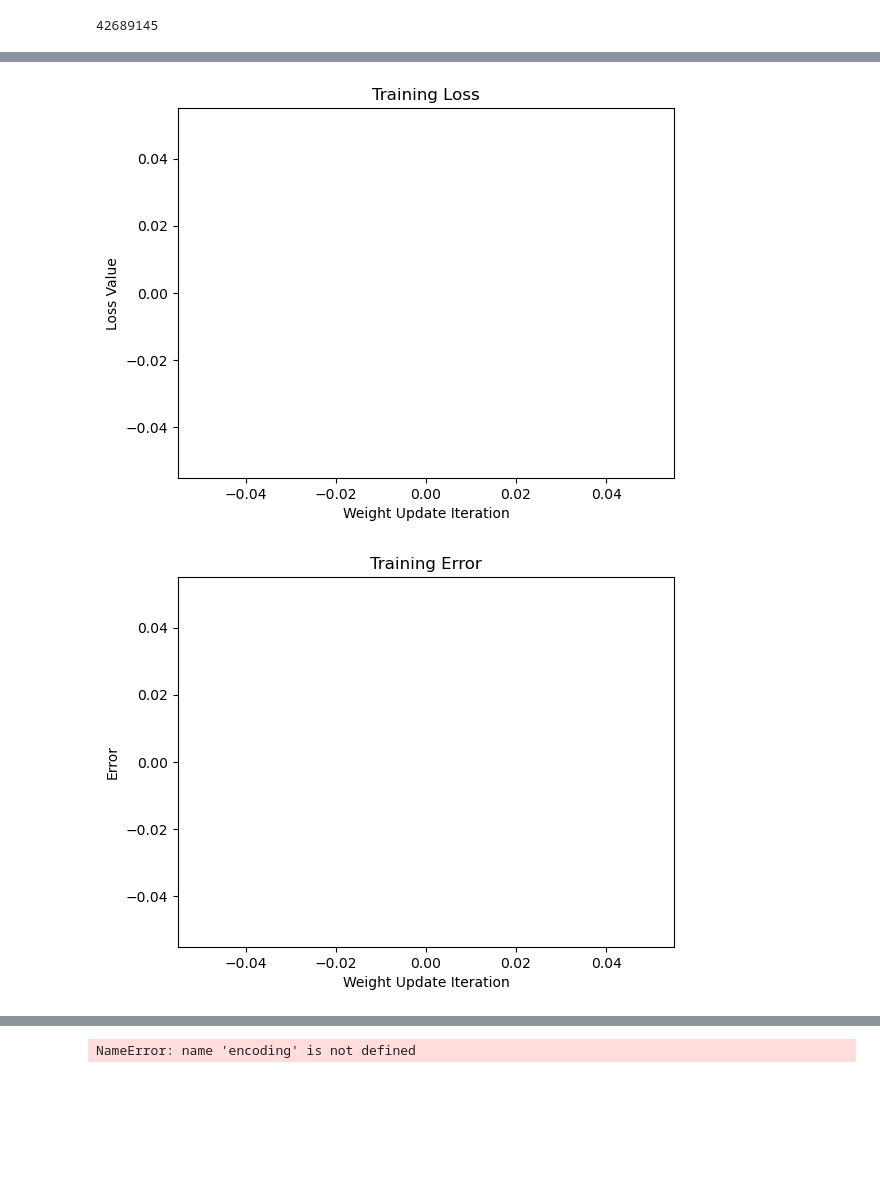
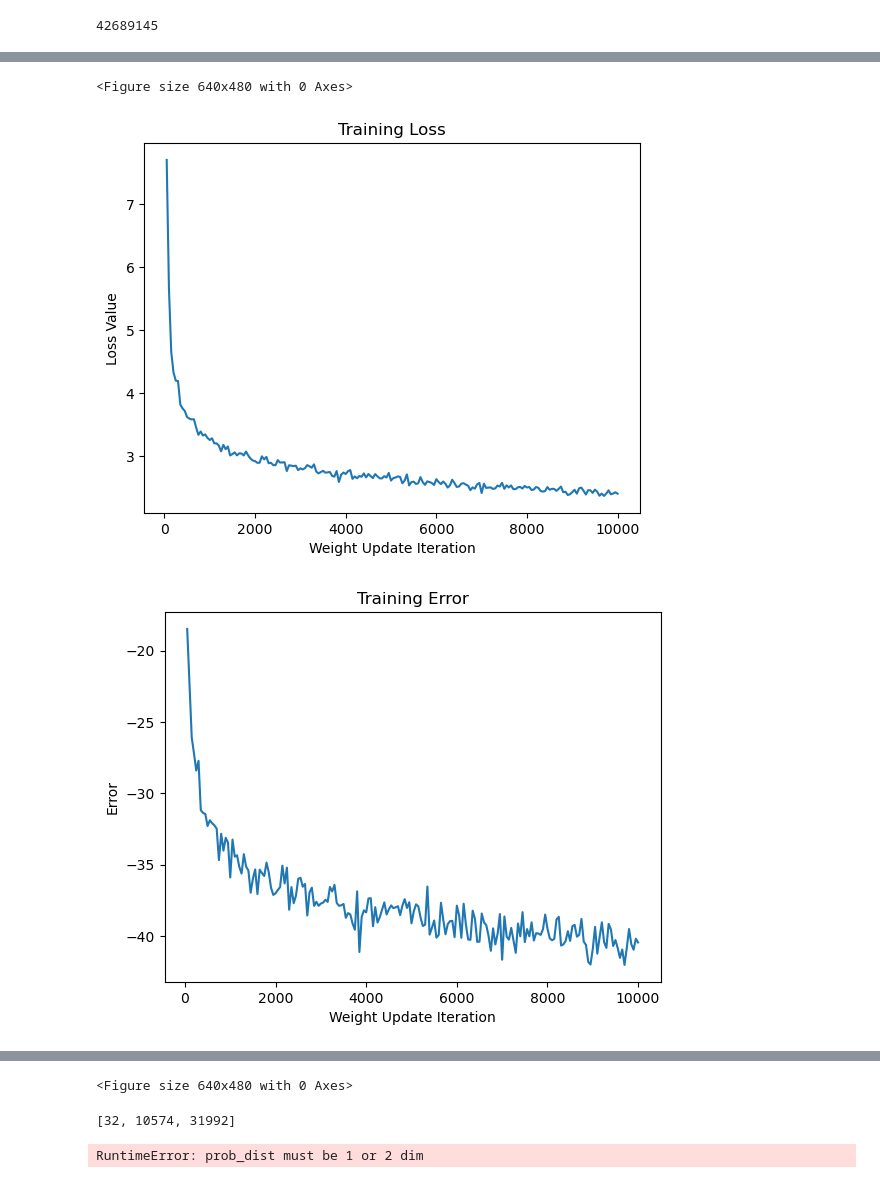
Before and after one commit to Scottskim30/ESE546Project, a Jupyter notebook: transformer.ipynb, the cells around one changed output, grey strips where cells are left out. Drawn from its saved outputs; the diff is of its cells as text; code cells hidden in the pictures; blank space fills up the shorter version.

```diff
--- a/transformer.ipynb
+++ b/transformer.ipynb
@@ -104,4 +104,4 @@ print(tokenized_entries)
 ValueError: Column name text not in the dataset. Current columns in the dataset: ['input_ids', 'attention_mask']
 # %%
 data_collator = DataCollatorWithPadding(tokenizer=tokenizer, return_tensors="pt")
-train_loader = DataLoader(tokenized_entries, batch_size=128, shuffle=True, collate_fn=data_collator)
+train_loader = DataLoader(tokenized_entries, batch_size=10, shuffle=True, collate_fn=data_collator)
@@ -143,7 +141,9 @@ class TransformerModel(nn.Module):
         x = self.embedding(x)
         x = self.pos_encoder(x)
         mask = self.generate_square_subsequent_mask(len(x)).to(device)
+        x = x.permute(1,0,2)
         x = self.transformer(x, mask)
+        x = x.permute(1,0,2)
         x = self.fc(x)
         return x
 
@@ -166,7 +166,7 @@ class PositionalEncoding(nn.Module):
             x: Tensor, shape ``[seq_len, batch_size, embedding_dim]``
         """
 
-        x = x + (self.pe[:x.size(0)]).squeeze()
+        x = x + (self.pe[:x.size(0)])
         return x
 # %%
 num_heads = 6
@@ -301,42 +311,43 @@ KeyboardInterrupt:
 # %%
 # output,_ = rnn(input[40].to(device))
 # output = [unique_chars[i] for i in torch.argmax(output, dim=1).tolist()]
 # output = torch.tensor(unique_chars)
 # [torch.argmax(output, dim=1)]
 # print(batches[40])
 # # print((output))
 # # print(output)
 # print(error)
 # print(current_labels)
 # print(torch.argmax(output,dim=1))
 # test = [1,2,3,4,5]
 
 # training_error_values = [i.cpu().item() for i in training_error_values]
 # validation_error_values = [i.cpu().item() for i in validation_error_values]
 # validation_loss_values = [i.cpu().item() for i in validation_loss_values]
 
 
 plt.figure()
 plt.plot(x_vals,training_loss_values)
 plt.xlabel('Weight Update Iteration')
 plt.ylabel('Loss Value')
 plt.title('Training Loss')
 plt.figure()
 plt.plot(x_vals, training_error_values)
 plt.xlabel('Weight Update Iteration')
 plt.ylabel('Error')
 plt.title('Training Error')
 plt.figure()
-plt.plot(validation_x_vals, validation_loss_values)
-plt.xlabel('Weight Update Iteration')
-plt.ylabel('Loss Value')
-plt.title('Validation Loss')
-plt.figure()
-plt.plot(validation_x_vals, validation_error_values)
-plt.xlabel('Weight Update Iteration')
-plt.ylabel('Error')
-plt.title('Validation Error')
-plt.show()
+# plt.plot(validation_x_vals, validation_loss_values)
+# plt.xlabel('Weight Update Iteration')
+# plt.ylabel('Loss Value')
+# plt.title('Validation Loss')
+# plt.figure()
+# plt.plot(validation_x_vals, validation_error_values)
+# plt.xlabel('Weight Update Iteration')
+# plt.ylabel('Error')
+# plt.title('Validation Error')
+# plt.show()
 # %% [output]
+<Figure size 640x480 with 0 Axes>
-[figure, old version]
+[figure, new version]
-[figure, old version]
+[figure, new version]
@@ -345,3 +354,4 @@ plt.show()
+<Figure size 640x480 with 0 Axes>
 # %%
 test_temperature = 0.5
 transformer_model.eval()
@@ -350,18 +360,19 @@ example_sentences = []
 initialize = ["A silent whisper", "Over the horizon", "Beneath the star", "Waves crashed on", "In the deep void"]
 for i in range(5):
     sentence = initialize[i]
-    tokenized_sentence = encoding.encode(sentence)
+    tokenized_sentence = tokenizer.encode(sentence)
     next_char = torch.tensor(tokenized_sentence).long().to(device)
-    for j in range(250-16):
+    for j in range(250):
         next_char = transformer_model(next_char)
+        # print(next_char.shape)
         next_softmax = softmax_with_temperature(next_char, test_temperature)
         # predicted_char = torch.argmax(next_softmax,dim=1)
         predicted_char = torch.multinomial(next_softmax,1)
         # letter = unique_chars[predicted_char[-1]]
-        letter = encoding.decode([predicted_char[-1].item()])
+        letter = tokenizer.decode([predicted_char[-1].item()])
         sentence += letter
         # next_char = torch.tensor(tokenize(sentence)).long().to(device)
-        next_tokenized_sentence = encoding.encode(sentence)
+        next_tokenized_sentence = tokenizer.encode(sentence)
         next_char = torch.tensor(next_tokenized_sentence).long().to(device)
     example_sentences.append(sentence)
 example_sentences = np.array(example_sentences)
@@ -371,4 +382,5 @@ print(example_sentences[2])
 print(example_sentences[3])
 print(example_sentences[4])
 # %% [output]
-NameError: name 'encoding' is not defined
+[32, 10574, 31992]
+RuntimeError: prob_dist must be 1 or 2 dim
```
Also changed, not shown: parts of 3 cells of this notebook.
